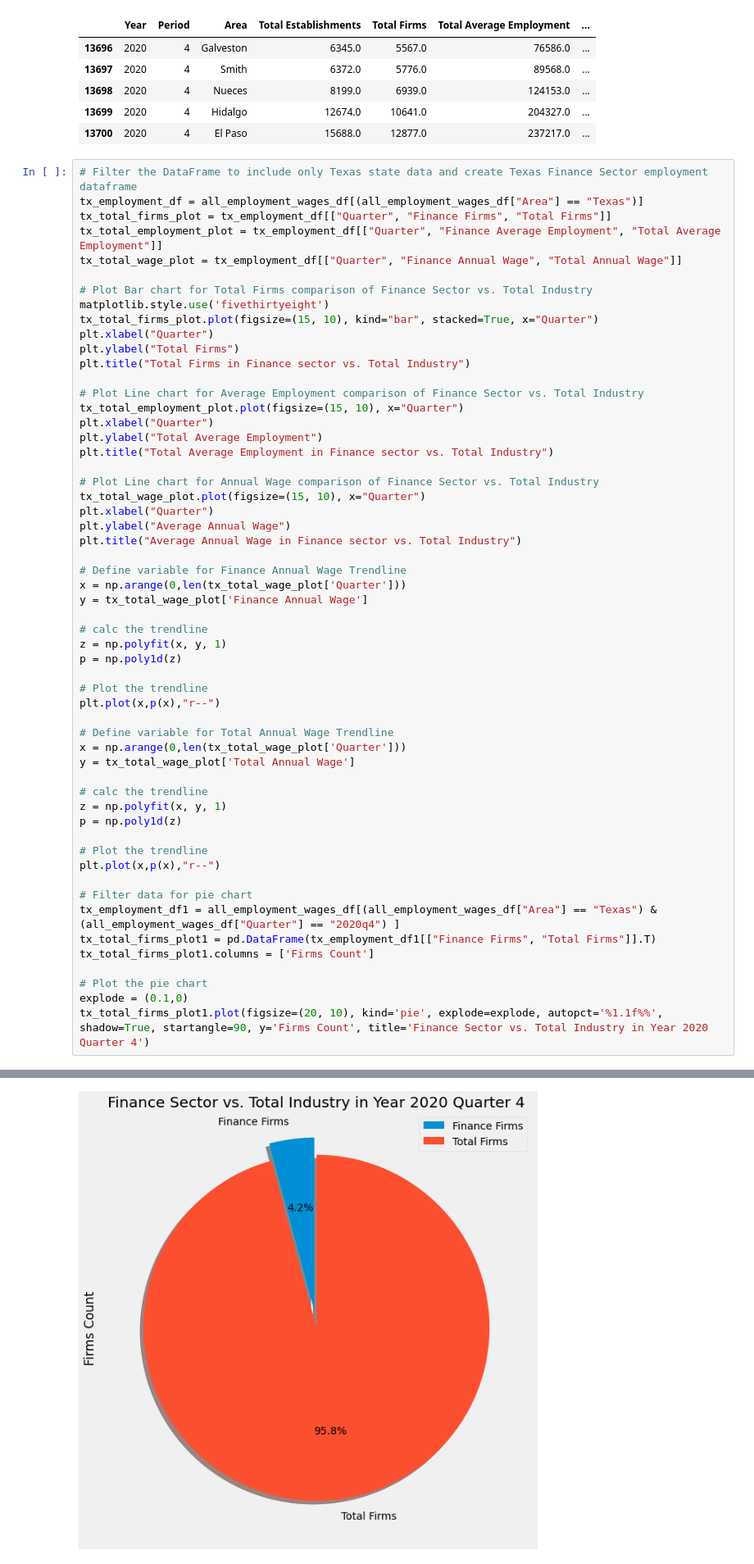
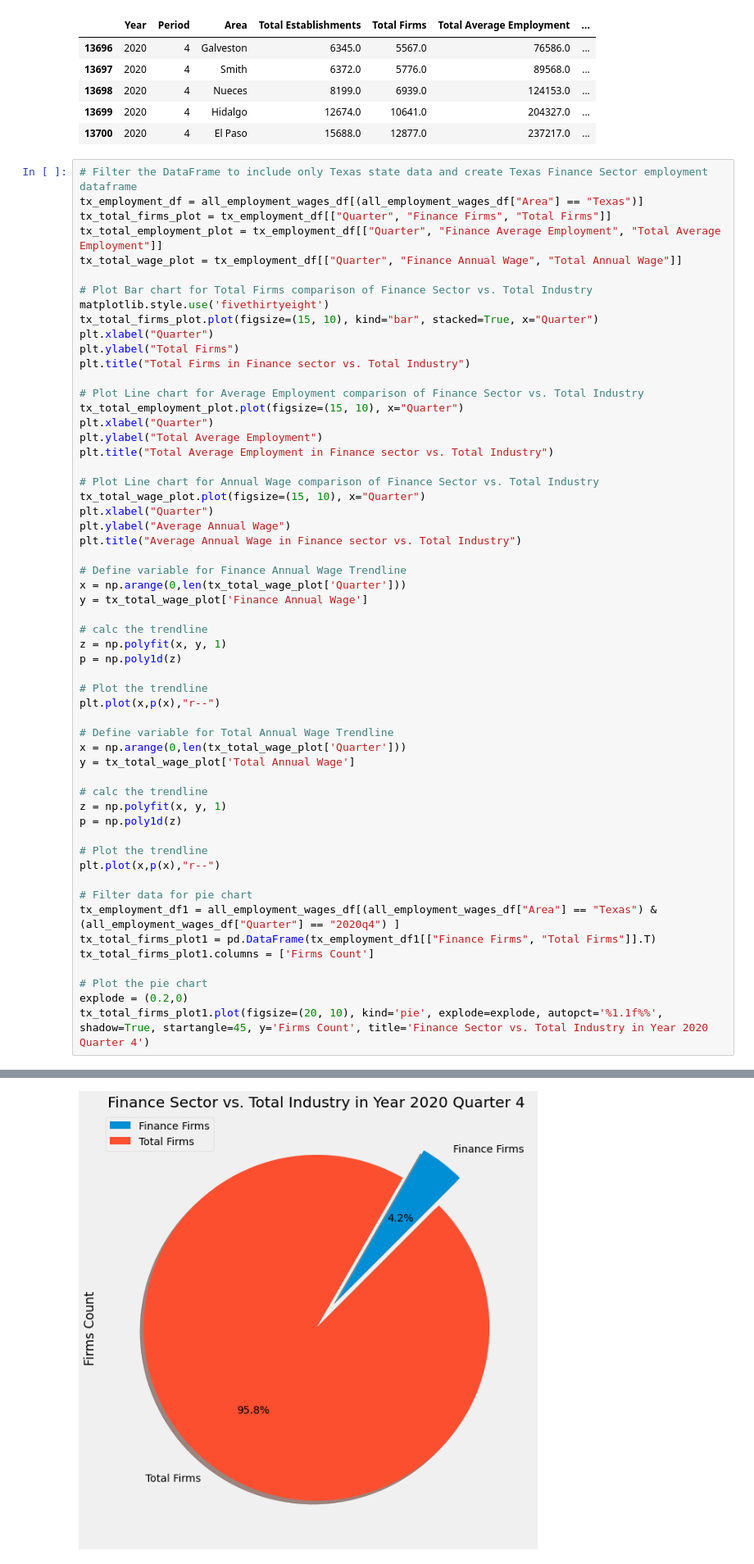
Before and after one commit to JuneB2021/Project1, a Jupyter notebook: Analytics File/unemployment_jb.ipynb, the cells around one changed output, grey strips where cells are left out. Shown: that part at 82% size. Drawn from its saved outputs; the diff is of its cells as text.

```diff
--- a/Analytics File/unemployment_jb.ipynb
+++ b/Analytics File/unemployment_jb.ipynb
@@ -193,36 +193,36 @@ y = tx_total_wage_plot['Finance Annual Wage']
 
 # calc the trendline
 z = np.polyfit(x, y, 1)
 p = np.poly1d(z)
 
 # Plot the trendline
 plt.plot(x,p(x),"r--")
 
 # Define variable for Total Annual Wage Trendline
 x = np.arange(0,len(tx_total_wage_plot['Quarter']))
 y = tx_total_wage_plot['Total Annual Wage']
 
 # calc the trendline
 z = np.polyfit(x, y, 1)
 p = np.poly1d(z)
 
 # Plot the trendline
 plt.plot(x,p(x),"r--")
 
 # Filter data for pie chart
 tx_employment_df1 = all_employment_wages_df[(all_employment_wages_df["Area"] == "Texas") & (all_employment_wages_df["Quarter"] == "2020q4") ]
 tx_total_firms_plot1 = pd.DataFrame(tx_employment_df1[["Finance Firms", "Total Firms"]].T)
 tx_total_firms_plot1.columns = ['Firms Count']
 
 # Plot the pie chart
-explode = (0.1,0)
-tx_total_firms_plot1.plot(figsize=(20, 10), kind='pie', explode=explode, autopct='%1.1f%%', shadow=True, startangle=90, y='Firms Count', title='Finance Sector vs. Total Industry in Year 2020 Quarter 4')
+explode = (0.2,0)
+tx_total_firms_plot1.plot(figsize=(20, 10), kind='pie', explode=explode, autopct='%1.1f%%', shadow=True, startangle=45, y='Firms Count', title='Finance Sector vs. Total Industry in Year 2020 Quarter 4')
 # %% [output]
 <AxesSubplot:title={'center':'Finance Sector vs. Total Industry in Year 2020 Quarter 4'}, ylabel='Firms Count'>
 [figure]
 [figure]
 [figure]
-[figure, old version]
+[figure, new version]
 # %%
 # Load area coordinates data
 area_locations_df = pd.read_csv(
```
Also changed, not shown: parts of 2 cells of this notebook.
